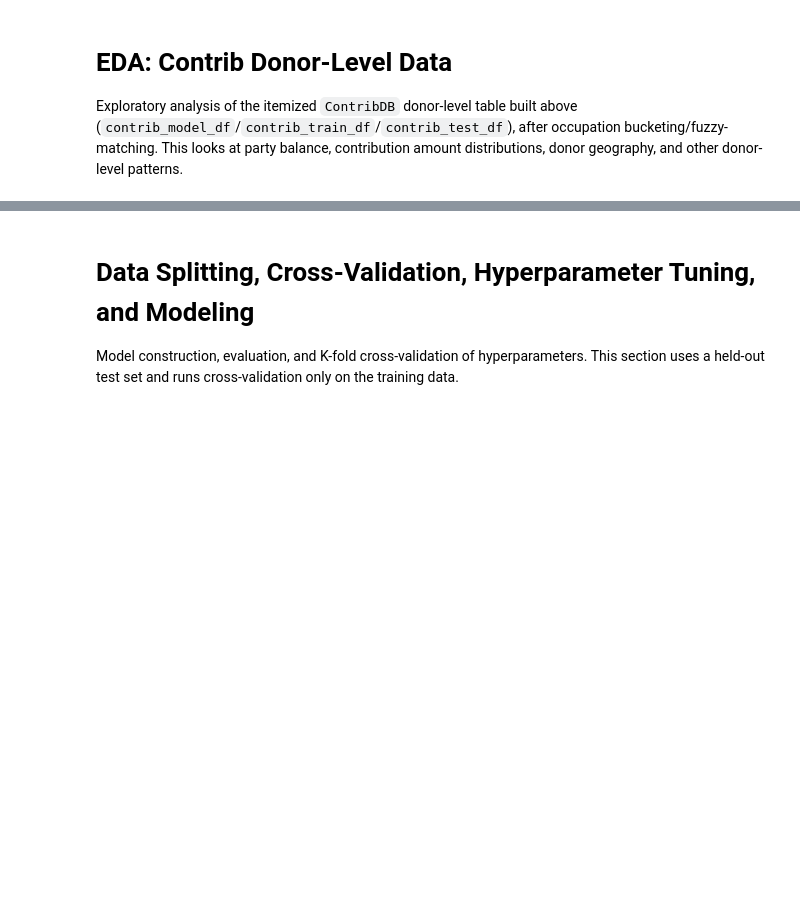
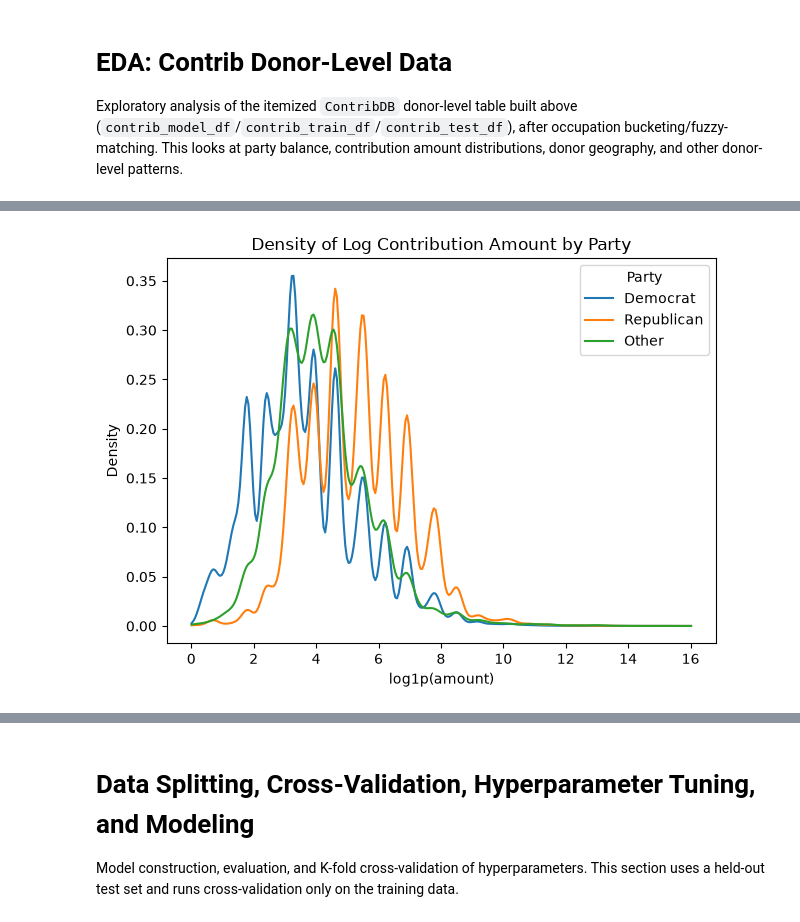
Before and after one commit to cbauerswald/group16_project_ds5110, a Jupyter notebook: Final_Project.ipynb, the cells around one changed output, grey strips where cells are left out. Cells and saved outputs as stored; diff of their text form; code cells hidden in the pictures; blank space fills up the shorter version.

```diff
--- a/Final_Project.ipynb
+++ b/Final_Project.ipynb
@@ -897,3 +918,30 @@ if MAKE_GRAPHS:
+# %%
+# Density plot of log contribution amount, one curve per party
+if MAKE_GRAPHS:
+    density_sample_fraction = 0.25
+    density_pd = (
+        contrib_model_df
+        .select("party_group", F.log1p(F.col("amount")).alias("log_amount"))
+        .sample(False, density_sample_fraction, seed=RANDOM_SEED)
+        .toPandas()
+    )
+
+    if len(density_pd) > 0:
+        grid = np.linspace(density_pd["log_amount"].min(), density_pd["log_amount"].max(), 300)
+        fig, ax = plt.subplots()
+        for party in ["DEMOCRAT", "REPUBLICAN", "OTHER"]:
+            values = density_pd.loc[density_pd["party_group"] == party, "log_amount"].to_numpy()
+            if len(values) < 2:
+                continue
+            ax.plot(grid, gaussian_kde(values)(grid), label=party.title())
+        ax.set_title("Density of Log Contribution Amount by Party")
+        ax.set_xlabel("log1p(amount)")
+        ax.set_ylabel("Density")
+        ax.legend(title="Party")
+        plt.tight_layout()
+        plt.show()
+# %% [output]
+[figure, added]
 # %%
 contrib_model_df.groupBy("contributor_type").count().orderBy(F.desc("count")).show(10, truncate=False)
 # %% [output]
```
Also changed, not shown: parts of 21 cells of this notebook.
